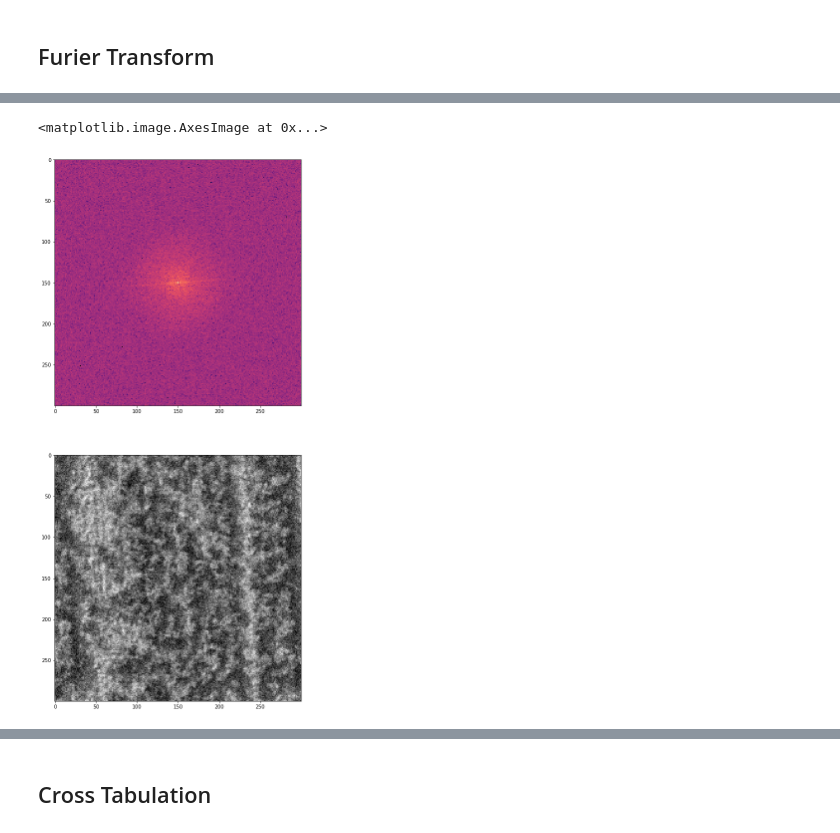
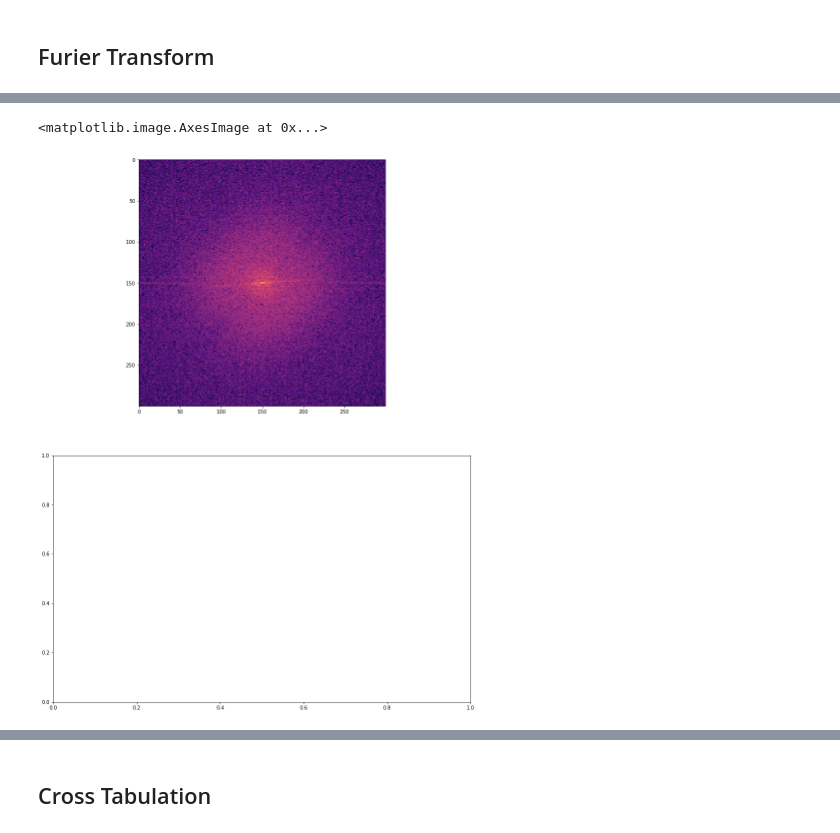
Before and after one commit to H-Reinarz/TextureSeg-Notebooks, a Jupyter notebook: test_lbp_correlation.ipynb, the cells around one changed output, grey strips where cells are left out. Saved outputs shown, nothing was run; the diff lists cells and outputs as text; code cells hidden in the pictures.

```diff
--- a/test_lbp_correlation.ipynb
+++ b/test_lbp_correlation.ipynb
@@ -140,7 +162,5 @@ ax.imshow(clip)
 # %%
-dft = np.fft.fft2(clip)
-dft_plot = np.log(np.abs(np.fft.fftshift(dft)))
+#Apply shifted furier transform
+dft = fftshift(fft2(clip))
+
+dft_plot = np.abs(np.log(dft))
-# %%
-dft_plot = np.log(np.abs(np.fft.fftshift(dft)))
-# %%
-dft_plot = np.abs(np.fft.fftshift(dft))
@@ -147,9 +177,9 @@ dft_plot = np.abs(np.fft.fftshift(dft))
 # %%
 f, ax = plt.subplots(nrows=2, figsize=(15, 20))
 
 #ax.imshow(image)
 ax[0].imshow(dft_plot, cmap="magma")
-ax[1].imshow(clip)
+#ax[1].imshow(np.abs(np.log(filtered_dft)), cmap="magma")
 # %% [output]
 <matplotlib.image.AxesImage at 0x...>
-[figure, old version]
+[figure, new version]
```
Also changed, not shown: parts of 24 cells of this notebook.
